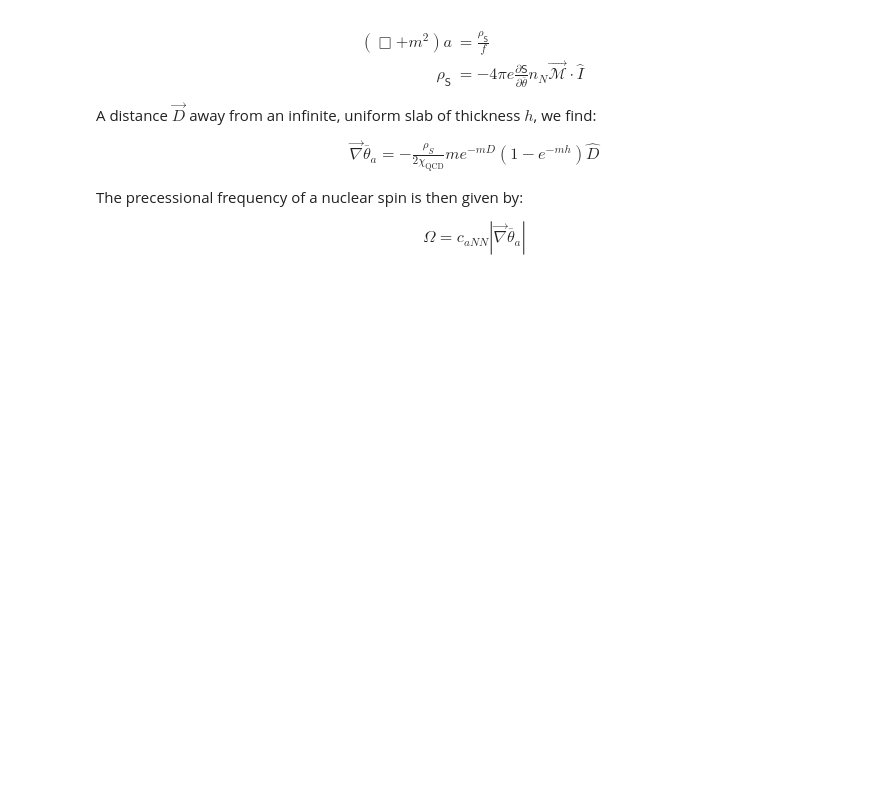
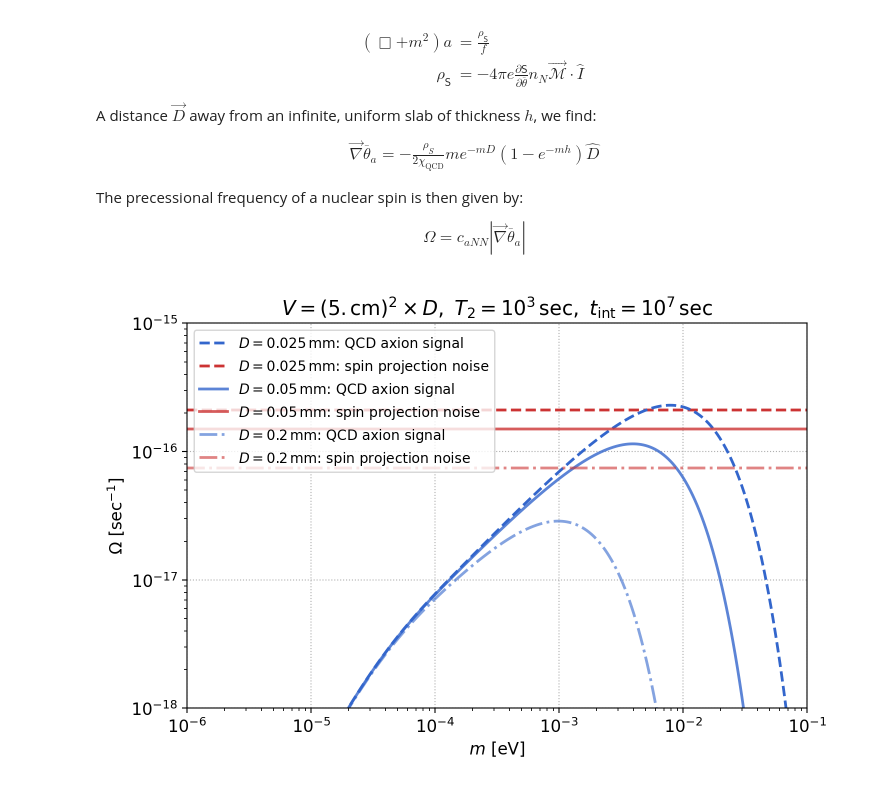
Before and after one commit to kenvantilburg/ferroaxionic-effect, a Jupyter notebook: code/sensitivity.ipynb, the cells around one changed output. Drawn from its saved outputs; the diff is of its cells as text; code cells hidden in the pictures; blank space fills up the shorter version.

Commit message:
Updated sensitivity Omega figure and code

```diff
--- a/code/sensitivity.ipynb
+++ b/code/sensitivity.ipynb
@@ -38,34 +38,37 @@ def fn_Omega_slab(m,D,h,rho_S):
 def fn_S_Omega(T_2,n_N,vol):
     return 1/ (T_2 * n_N * vol)
 # %%
-vec_D = np.asarray([0.01,0.10,1.0]) * mm
+vec_D = np.asarray([0.025,0.05,0.200]) * mm
 vec_ls = ['dashed','solid','dashdot']
 h = 1 * cm
-w = 20 * cm
+w = 5 * cm
 T_2 = 1e3 * second
 t_int = 1e7 * second
 vec_label = ['$D = $'+str(D/mm)+'$\,\mathrm{mm}$' for D in vec_D]
 
 m = np.logspace(-6,0,int(1e3)) * eV
 fig,ax = plt.subplots(1,1,figsize=(8,5))
 for i_D,D in enumerate(vec_D):
     Omega = fn_Omega_slab(m,D,h,rho_S)
     vol = D * w**2
     Omega_sens = np.sqrt(fn_S_Omega(T_2,n_N,vol) / t_int)
     ax.axhline(Omega_sens/second**-1,lw=2,ls=vec_ls[i_D],color=(0.8,0.2,0.2,1-0.2*i_D),label=vec_label[i_D]+': spin projection noise')
     ax.plot(m/eV,Omega/second**-1,lw=2,ls=vec_ls[i_D],color=(0.2,0.4,0.8,1-0.2*i_D),label=vec_label[i_D]+': QCD axion signal')
 ax.set_xscale('log')
 ax.set_yscale('log')
 ax.set_xlim(1e-6,1e-1);
 ax.set_ylim(1e-18,1e-15);
 ax.legend();
 ax.set_ylabel(r'$\Omega~[\mathrm{sec^{-1}}]$');
 ax.set_xlabel(r'$m~[\mathrm{eV}]$');
 ax.grid(ls='dotted');
-ax.set_title(r'$V = ($'+str(w/cm)[0:2]+r'$\,\mathrm{cm})^2 \times D, ~T_2 = 10^3 \, \mathrm{sec}$');
+ax.set_title(r'$V = ($'+str(w/cm)[0:2]+r'$\,\mathrm{cm})^2 \times D, ~T_2 = 10^3 \, \mathrm{sec},~t_\mathrm{int} = 10^7\,\mathrm{sec}$');
 #get handles and labels
 handles, labels = plt.gca().get_legend_handles_labels()
 #specify order of items in legend
 order = [1,0,3,2,5,4]
 #add legend to plot
 plt.legend([handles[idx] for idx in order],[labels[idx] for idx in order],fontsize=10);
+fig.savefig(dir_fig+'Omega_m.pdf',bbox_inches='tight', pad_inches = 0.02)
+# %% [output]
+[figure, added]
```
Also changed, not shown: 2 other files.
